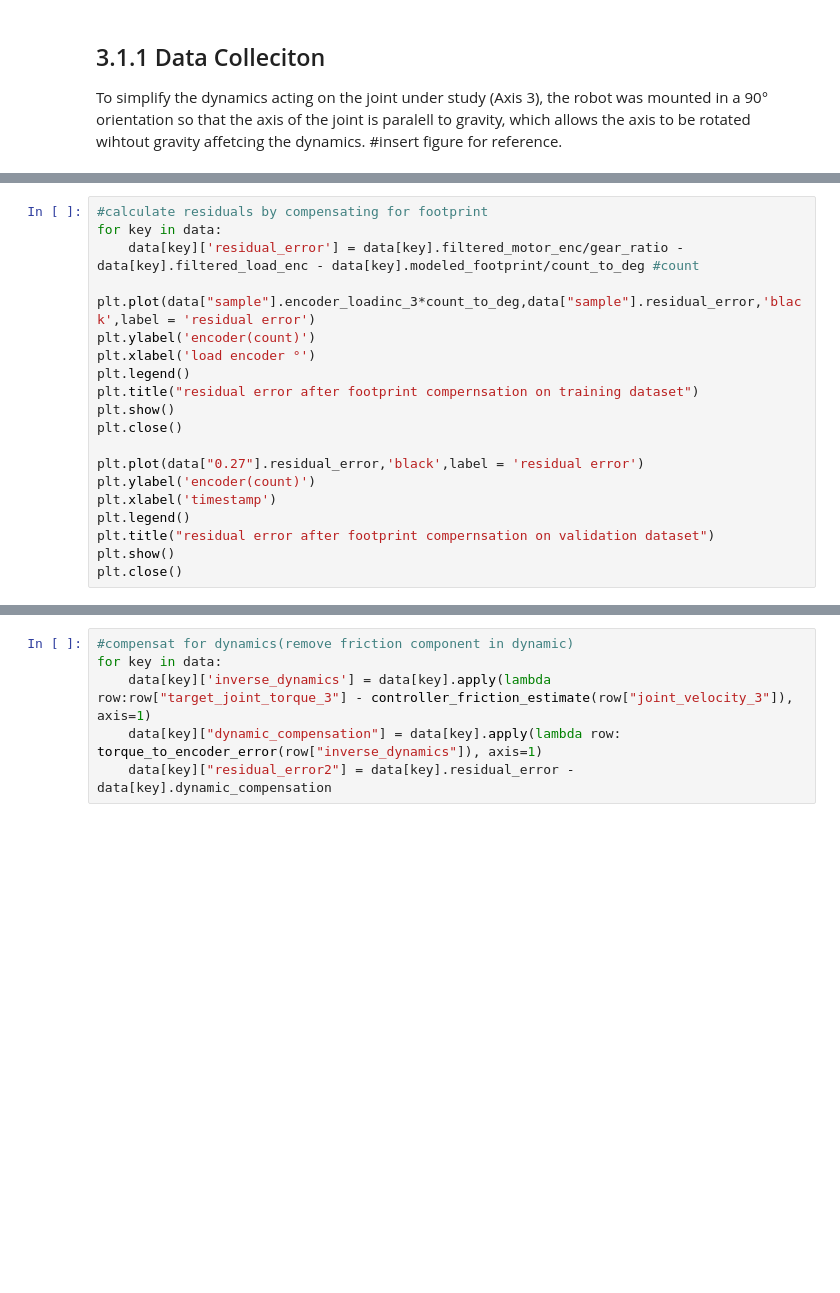
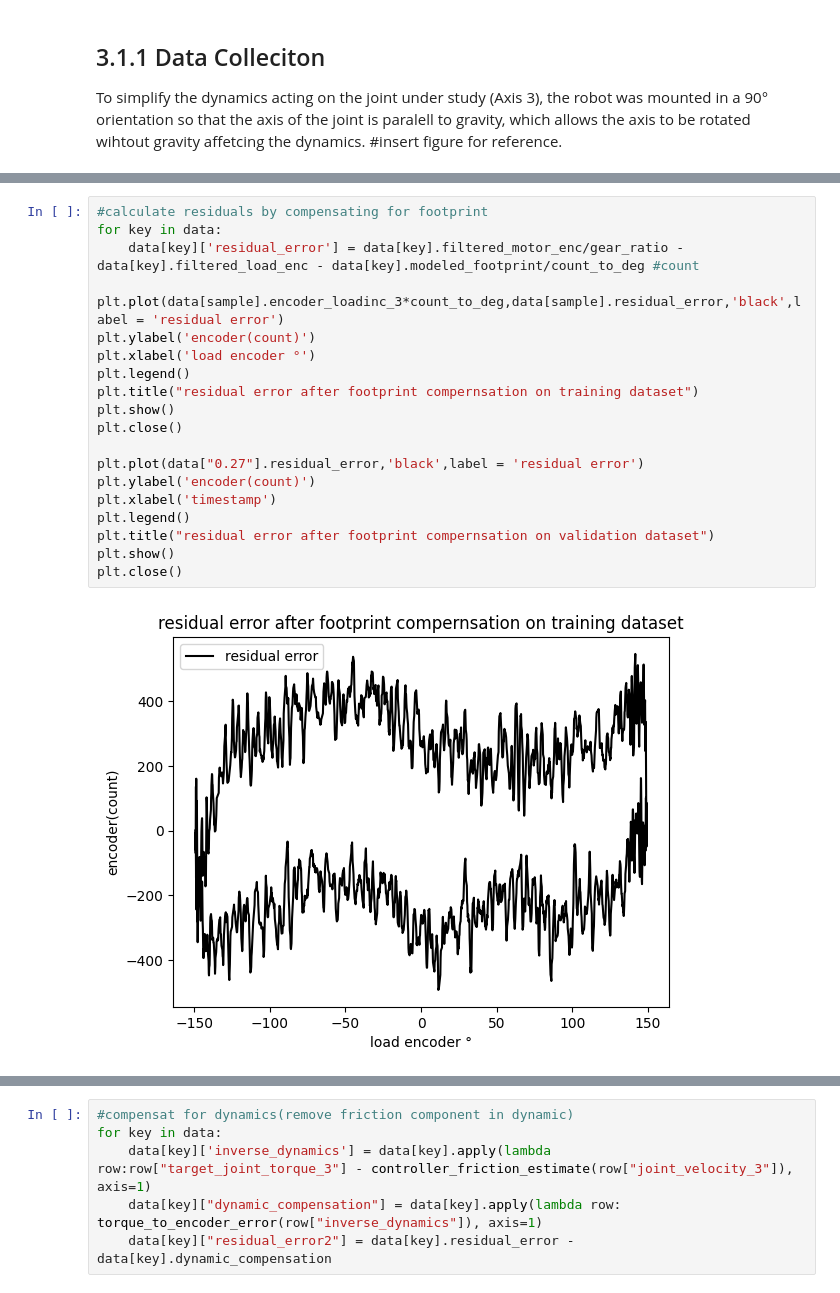
Before and after one commit to allwinlucious/MasterThesis, a Jupyter notebook: 3.1_Analytical_Method.ipynb, the cells around one changed output, grey strips where cells are left out. Cells and saved outputs as stored; diff of their text form; blank space fills up the shorter version.

```diff
--- a/3.1_Analytical_Method.ipynb
+++ b/3.1_Analytical_Method.ipynb
@@ -73,20 +80,22 @@ KeyError: '0.27'
 # %%
 #calculate residuals by compensating for footprint
 for key in data:
     data[key]['residual_error'] = data[key].filtered_motor_enc/gear_ratio - data[key].filtered_load_enc - data[key].modeled_footprint/count_to_deg #count
 
-plt.plot(data["sample"].encoder_loadinc_3*count_to_deg,data["sample"].residual_error,'black',label = 'residual error')
+plt.plot(data[sample].encoder_loadinc_3*count_to_deg,data[sample].residual_error,'black',label = 'residual error')
 plt.ylabel('encoder(count)')
 plt.xlabel('load encoder °')
 plt.legend()
 plt.title("residual error after footprint compernsation on training dataset")
 plt.show()
 plt.close()
 
 plt.plot(data["0.27"].residual_error,'black',label = 'residual error')
 plt.ylabel('encoder(count)')
 plt.xlabel('timestamp')
 plt.legend()
 plt.title("residual error after footprint compernsation on validation dataset")
 plt.show()
 plt.close()
+# %% [output]
+[figure, added]
```
Also changed, not shown: parts of 11 cells of this notebook.
